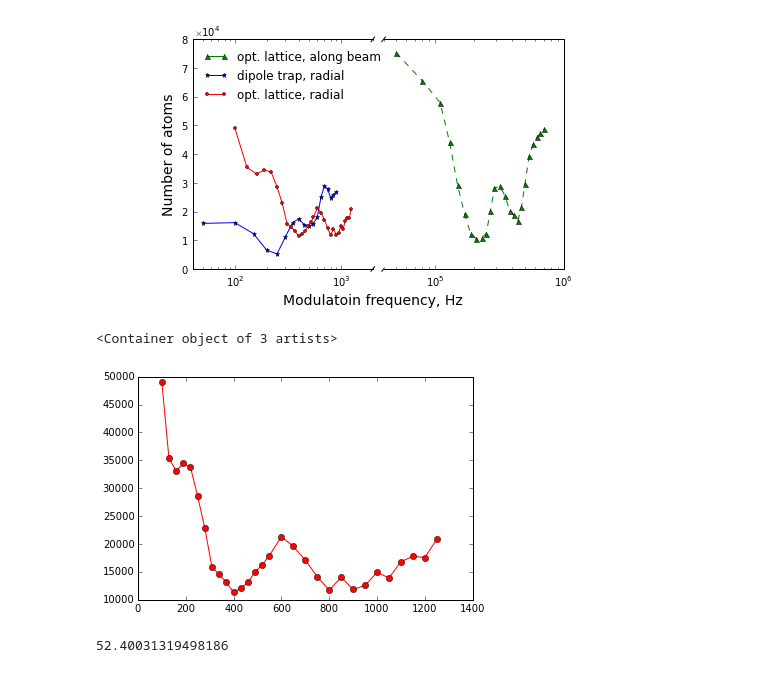
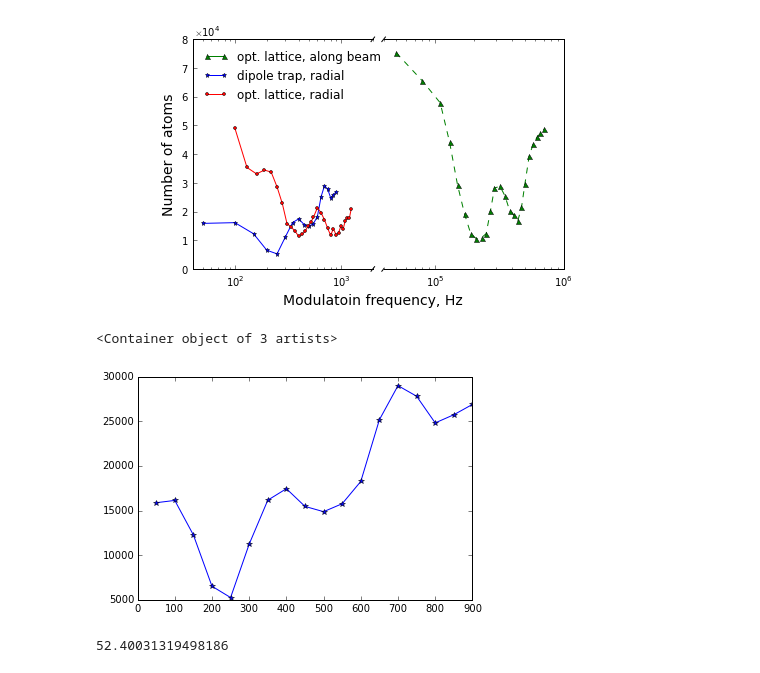
Before and after one commit to thulium-lab/GIT, a Jupyter notebook: Article polarizability/For article polarizability(parametric resonances).ipynb, the cells around one changed output. Cells and saved outputs as stored; diff of their text form; code cells hidden in the pictures.

```diff
--- a/Article polarizability/For article polarizability(parametric resonances).ipynb
+++ b/Article polarizability/For article polarizability(parametric resonances).ipynb
@@ -160,10 +160,10 @@ ax[0].set_xlabel(' '*40 + 'Modulatoin frequency, Hz', fontsize=14)
 <matplotlib.text.Text at 0x...>
 [figure]
 # %%
-errorbar(**d1)
+errorbar(**d2)
 # %% [output]
 <Container object of 3 artists>
-[figure, old version]
+[figure, new version]
 # %%
 # functions for calculating polarizabilities
 def α_s_dipole(ν, P, w0):
```
Also changed, not shown: 1 other file.
